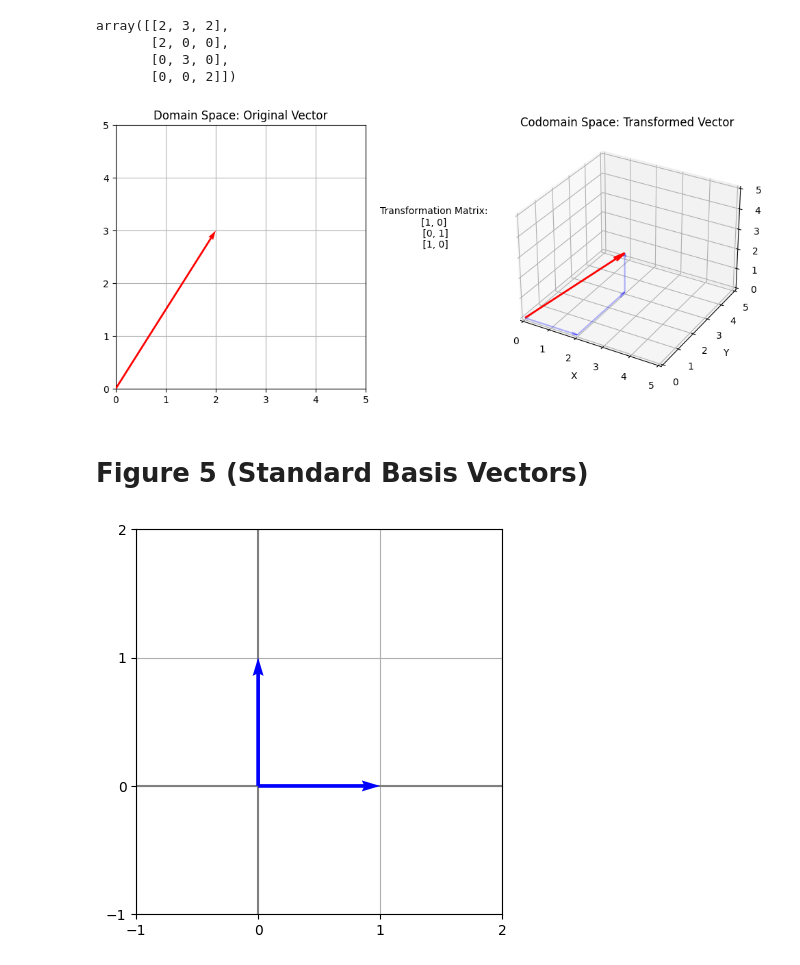
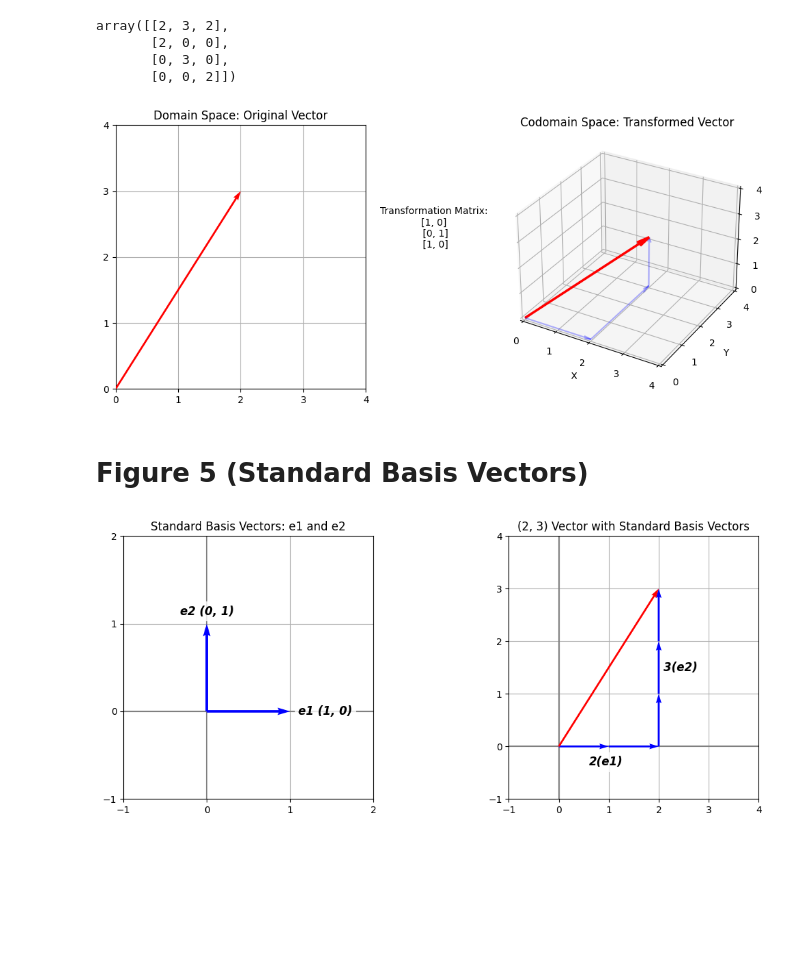
Before and after one commit to Keoni808/Visuals, a Jupyter notebook: Linear_Transformations_(Figures).ipynb, the cells around one changed output. Drawn from its saved outputs; the diff is of its cells as text; code cells hidden in the pictures; blank space fills up the shorter version.

Commit message:
Adjusted previous figures and added to "basis vectors" figure

```diff
--- a/Linear_Transformations_(Figures).ipynb
+++ b/Linear_Transformations_(Figures).ipynb
@@ -254,25 +254,34 @@ fig = plt.figure(figsize=(12, 5))
 ax1 = fig.add_subplot(1,15, (1, 6))
 ax1.quiver(*origin.T, *vectors.T, color=['r'], scale=1, linewidth=2.0, scale_units='xy', angles='xy', zorder=3)
 
-ax1.set_xlim(0, 5)
-ax1.set_ylim(0, 5)
+ax1.set_xlim(0, 4)
+ax1.set_ylim(0, 4)
 ax1.axhline(0, color='grey', linewidth=0.5)
 ax1.axvline(0, color='grey', linewidth=0.5)
 ax1.grid(True)
 ax1.set_title('Domain Space: Original Vector')
 
+# Set the grid to show at each integer interval
+ax1.xaxis.set_major_locator(MultipleLocator(1))
+ax1.yaxis.set_major_locator(MultipleLocator(1))
+
 ax2 = fig.add_subplot(1,15,(10, 15), projection='3d')
-ax2.quiver(0,0,0, *descriptive_transformed_vectors[0], color=['r'], length=1, linewidth=2.0, arrow_length_ratio=0.1, zorder=3)
+ax2.quiver(0,0,0, *descriptive_transformed_vectors[0], color=['r'], length=1, linewidth=2.5, arrow_length_ratio=0.09, zorder=3)
 ax2.quiver(0,0,0, *descriptive_transformed_vectors[1], color=['b'], length=1, arrow_length_ratio=0.1, alpha=0.3)
 ax2.quiver(2,0,0, *descriptive_transformed_vectors[2], color=['b'], length=1, arrow_length_ratio=0.1, alpha=0.3)
 ax2.quiver(2,3,0, *descriptive_transformed_vectors[3], color=['b'], length=1, arrow_length_ratio=0.1, alpha=0.3)
 ax2.set_xlabel('X')
 ax2.set_ylabel('Y')
 ax2.set_zlabel('Z')
-ax2.set_xlim([0, 5])
-ax2.set_ylim([0, 5])
-ax2.set_zlim([0, 5])
+ax2.set_xlim([0, 4])
+ax2.set_ylim([0, 4])
+ax2.set_zlim([0, 4])
 ax2.set_title('Codomain Space: Transformed Vector')
+
+# Set the grid to show at each integer interval
+ax2.xaxis.set_major_locator(MultipleLocator(1))
+ax2.yaxis.set_major_locator(MultipleLocator(1))
+ax2.zaxis.set_major_locator(MultipleLocator(1))
 
 matrix_str = f'Transformation Matrix:\n[1, 0]\n [0, 1]\n [1, 0]'
 ax3 = fig.add_subplot(1,15, 8)
@@ -282,7 +291,7 @@ ax3.axis('off')
 
 fig.savefig('2d_to_3d_linear_transformation.png')
 # %% [output]
-[figure, old version]
+[figure, new version]
 # %% [markdown]
 # Figure 5 (Standard Basis Vectors)
 # %%
@@ -294,19 +303,47 @@ origin = np.zeros((1, 2))
 # %%
 fig = plt.figure(figsize=(12, 5))
 
+# Creating standard basis vectors (e1 & e2)
 ax1 = fig.add_subplot(1, 15, (1, 6))
 ax1.quiver(0, 0, *std_basis_vector_x, color=['b'], scale=1, scale_units='xy', angles='xy', width = .01, zorder=3)
 ax1.quiver(0, 0, *std_basis_vector_y, color=['b'], scale=1, scale_units='xy', angles='xy', width = .01, zorder=3)
+
+# Adding enhanced text annotations
+ax1.text(1.1, 0, 'e1 (1, 0)', color='black', verticalalignment='center', fontsize=12, fontweight='bold', style='italic', bbox=dict(facecolor='white', alpha=0.8, edgecolor='none'))
+ax1.text(0, 1.1, 'e2 (0, 1)', color='black', horizontalalignment='center', fontsize=12, fontweight='bold', style='italic', bbox=dict(facecolor='white', alpha=0.8, edgecolor='none'))
 
 ax1.set_xlim(-1, 2)
 ax1.set_ylim(-1, 2)
 ax1.axhline(0, color='grey', linewidth=1.5)
 ax1.axvline(0, color='grey', linewidth=1.5)
 
 # Set the grid to show at each integer interval
 ax1.xaxis.set_major_locator(MultipleLocator(1))
 ax1.yaxis.set_major_locator(MultipleLocator(1))
 
 ax1.grid(True)
+ax1.set_title('Standard Basis Vectors: e1 and e2')
+
+# Creating (2, 3) vector with standard basis vector breakdown
+ax2 = fig.add_subplot(1, 15, (10, 15))
+ax2.quiver(0, 0, *vector, color=['r'], scale=1, linewidth=2.0, scale_units='xy', angles='xy', zorder=4)
+ax2.quiver(0, 0, *std_basis_vector_x, color=['b'], scale=1, scale_units='xy', angles='xy', zorder=3)
+ax2.quiver(1, 0, *std_basis_vector_x, color=['b'], scale=1, scale_units='xy', angles='xy', zorder=3)
+ax2.quiver(2, 0, *std_basis_vector_y, color=['b'], scale=1, scale_units='xy', angles='xy', zorder=3)
+ax2.quiver(2, 1, *std_basis_vector_y, color=['b'], scale=1, scale_units='xy', angles='xy', zorder=3)
+ax2.quiver(2, 2, *std_basis_vector_y, color=['b'], scale=1, scale_units='xy', angles='xy', zorder=3)
+
+ax2.text(.6, -.3, '2(e1)', color='black', verticalalignment='center', fontsize=12, fontweight='bold', style='italic', bbox=dict(facecolor='white', alpha=0.8, edgecolor='none'))
+ax2.text(2.1, 1.5, '3(e2)', color='black', verticalalignment='center', fontsize=12, fontweight='bold', style='italic', bbox=dict(facecolor='white', alpha=0.8, edgecolor='none'))
+
+ax2.set_xlim(-1, 4)
+ax2.set_ylim(-1, 4)
+ax2.axhline(0, color='grey', linewidth=1.5)
+ax2.axvline(0, color='grey', linewidth=1.5)
+
+ax2.grid(True)
+ax2.set_title('(2, 3) Vector with Standard Basis Vectors')
+
+fig.savefig('StandardBasisVectors.png')
 # %% [output]
-[figure, old version]
+[figure, new version]
```
